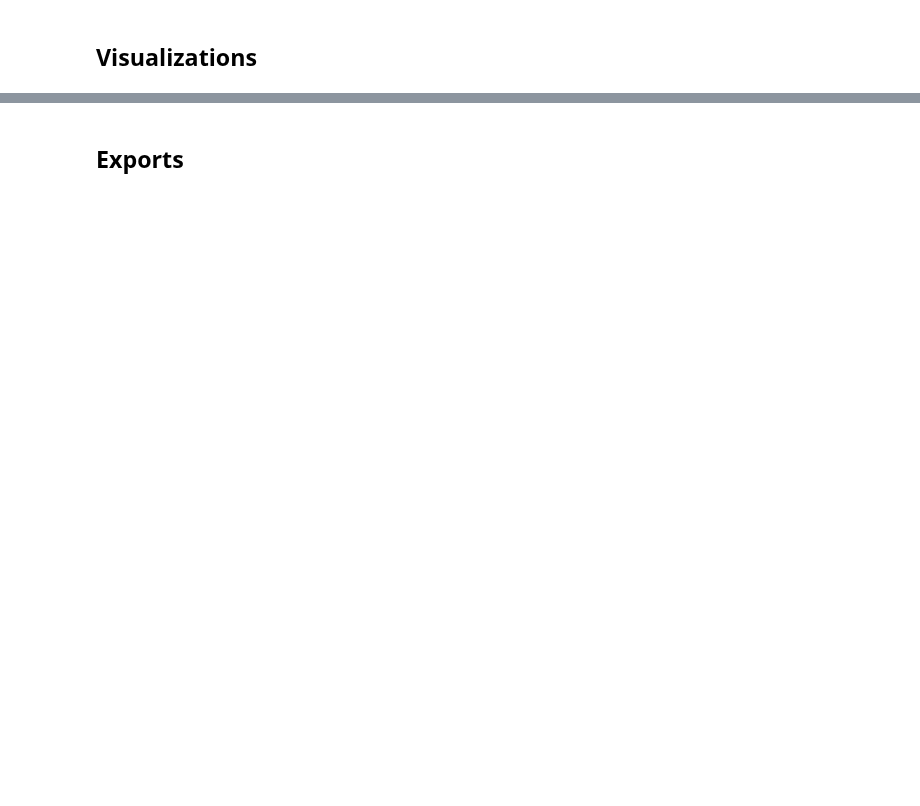
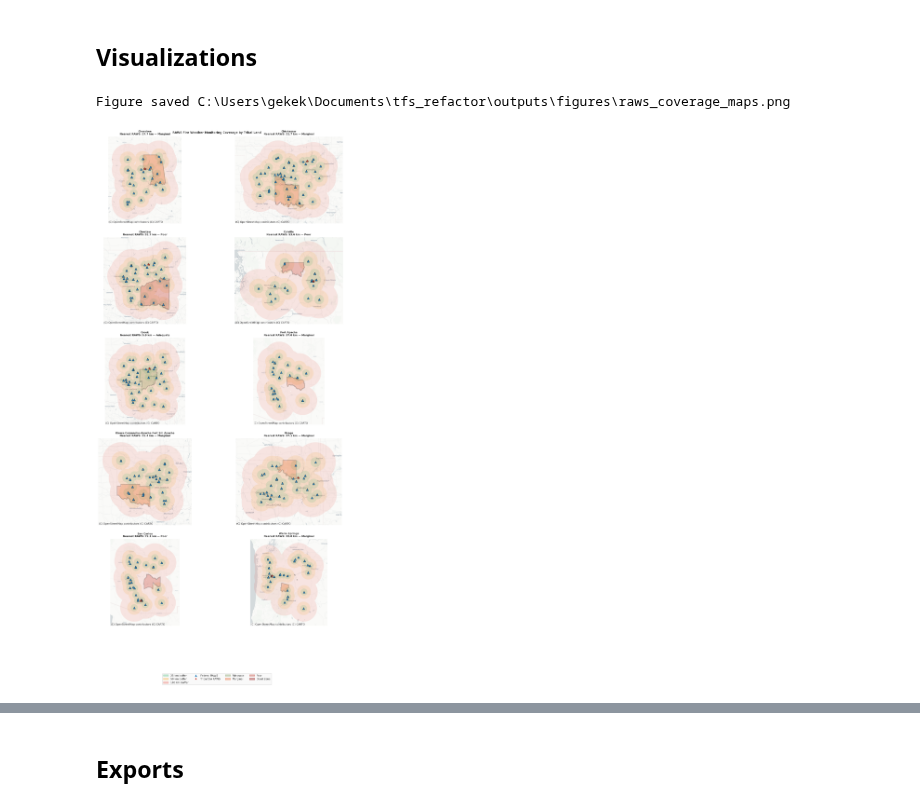
Before and after one commit to daearconsulting/tribal_fire_science, a Jupyter notebook: notebooks/fire_weather_monitoring_gaps.ipynb, the cells around one changed output, grey strips where cells are left out. Cells and saved outputs as stored; diff of their text form; code cells hidden in the pictures; blank space fills up the shorter version.

```diff
--- a/notebooks/fire_weather_monitoring_gaps.ipynb
+++ b/notebooks/fire_weather_monitoring_gaps.ipynb
@@ -391,34 +441,37 @@ for i, (_, tribe_row) in enumerate(tribal_lands.iterrows()):
     ax.set_title(
         f"{name}\nNearest RAWS: {nearest_km} km — {cat}",
         fontsize=8, fontweight="bold",
     )
     ax.set_axis_off()
 
 for ax in axes[n_tribes:]:
     ax.set_visible(False)
 
 fig.legend(
     handles=[
         mpatches.Patch(color=c, alpha=0.3, label=f"{d} km buffer")
         for d, c in sorted(BUFFER_COLORS.items())
     ] + [
         plt.Line2D([0],[0], marker="^", color="w", markerfacecolor=styles.SKY_BLUE,
                    markersize=8, label="Federal RAWS"),
         plt.Line2D([0],[0], marker="*", color="w", markerfacecolor=styles.EMBER_RED,
                    markersize=10, label="Tribal/BIA RAWS"),
     ] + [
         mpatches.Patch(color=v, alpha=0.4, label=k)
         for k, v in COVERAGE_COLORS.items()
     ],
     loc="lower center", ncol=4, fontsize=8, bbox_to_anchor=(0.5, 0),
 )
 plt.suptitle(
     "RAWS Fire Weather Monitoring Coverage by Tribal Land",
-    fontsize=13, fontweight="bold",
+    fontsize=9, fontweight="bold",
 )
 plt.tight_layout(rect=[0, 0.1, 1, 1])
 charts.save_figure(fig, "outputs/figures/raws_coverage_maps.png")
 plt.show()
+# %% [output]
+Figure saved C:\Users\gekek\Documents\tfs_refactor\outputs\figures\raws_coverage_maps.png
+[figure, added]
 # %%
 # Coverage gap summary charts
 fig, axes = plt.subplots(1, 3, figsize=(16, 6))
```
Also changed, not shown: parts of 8 cells of this notebook, 7 other files.
